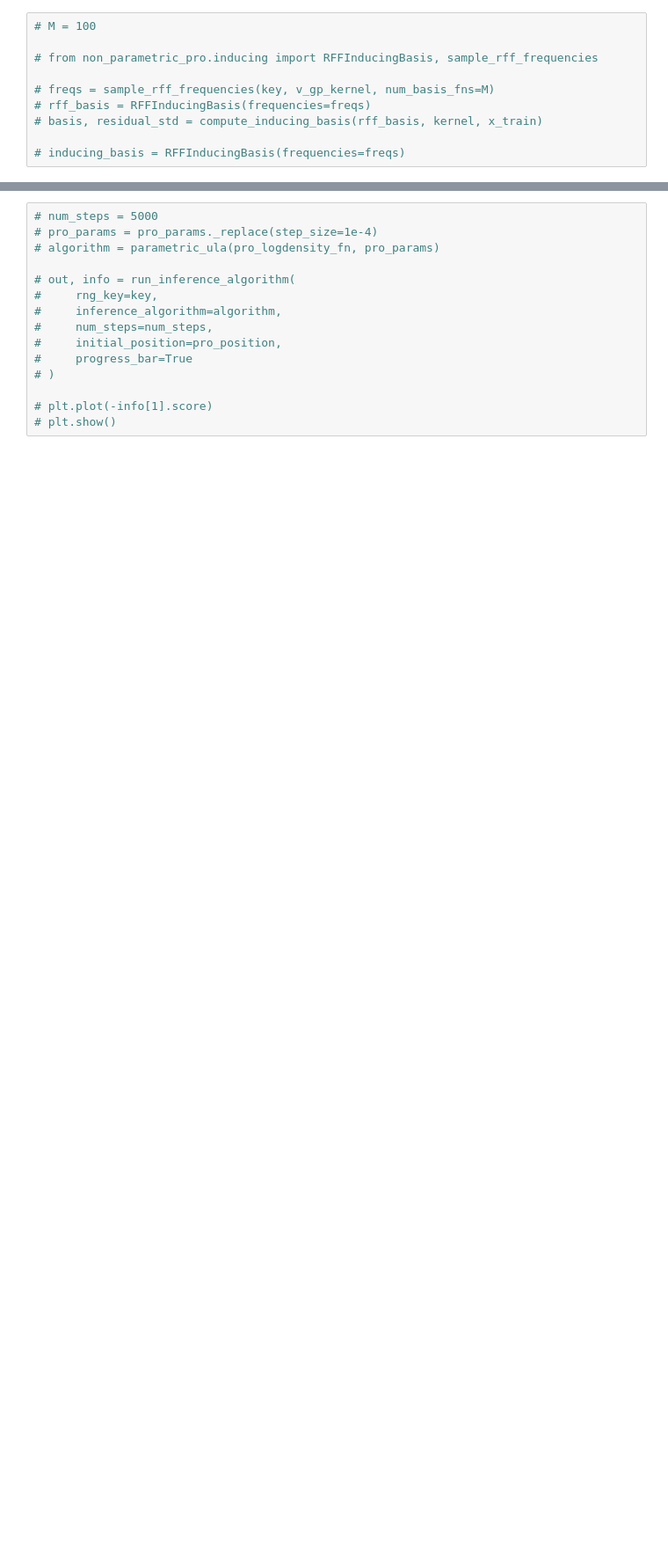
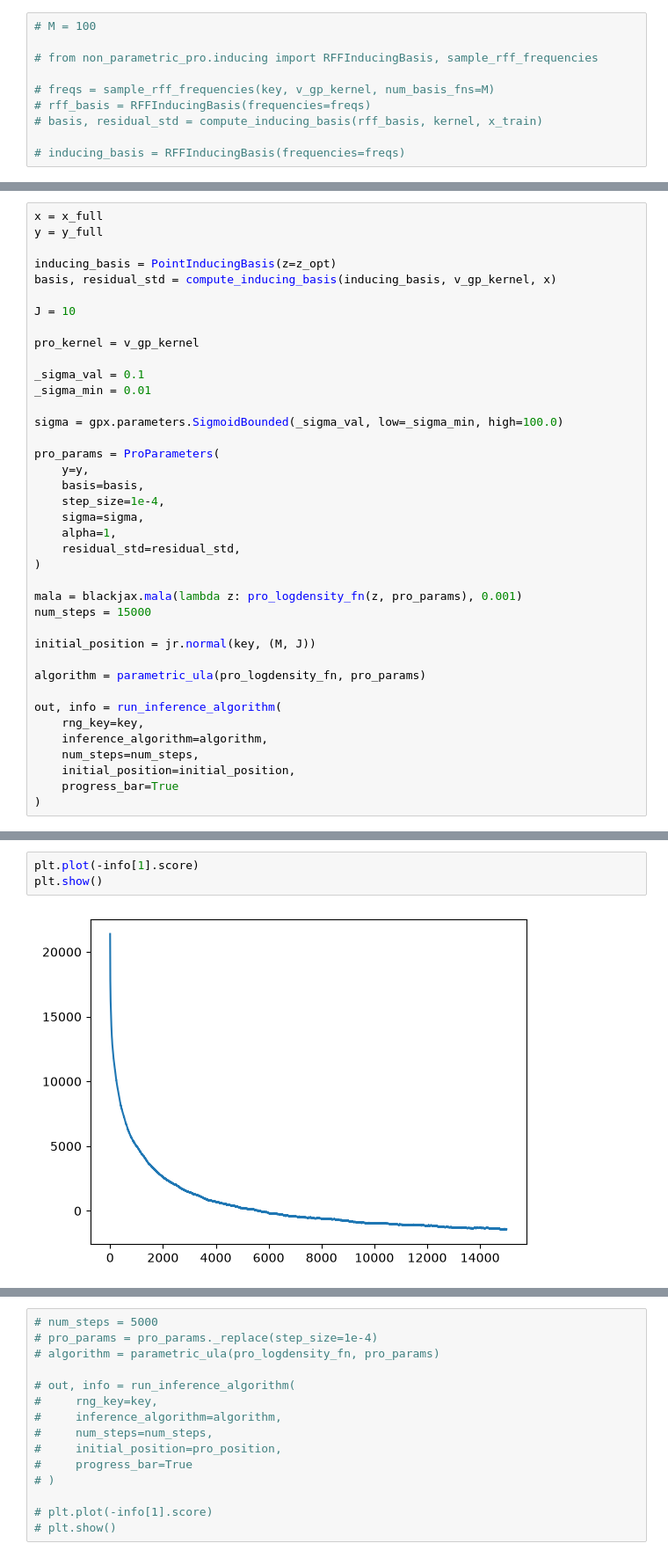
Before and after one commit to callum-kl/non-parametric-pro, a Jupyter notebook: notebooks/uci.ipynb, the cells around one changed output, grey strips where cells are left out. Shown at 88% size. Saved outputs shown, nothing was run; the diff lists cells and outputs as text; blank space fills up the shorter version.

```diff
--- a/notebooks/uci.ipynb
+++ b/notebooks/uci.ipynb
@@ -103,0 +104,39 @@ from non_parametric_pro.density import ProParameters, pro_logdensity_fn
+# %%
+x = x_full
+y = y_full
+
+inducing_basis = PointInducingBasis(z=z_opt)
+basis, residual_std = compute_inducing_basis(inducing_basis, v_gp_kernel, x)
+
+J = 10
+
+pro_kernel = v_gp_kernel
+
+_sigma_val = 0.1
+_sigma_min = 0.01
+
+sigma = gpx.parameters.SigmoidBounded(_sigma_val, low=_sigma_min, high=100.0)
+
+pro_params = ProParameters(
+    y=y,
+    basis=basis,
+    step_size=1e-4,
+    sigma=sigma,
+    alpha=1,
+    residual_std=residual_std,
+)
+
+mala = blackjax.mala(lambda z: pro_logdensity_fn(z, pro_params), 0.001)
+num_steps = 15000
+
+initial_position = jr.normal(key, (M, J))
+
+algorithm = parametric_ula(pro_logdensity_fn, pro_params)
+
+out, info = run_inference_algorithm(
+    rng_key=key,
+    inference_algorithm=algorithm,
+    num_steps=num_steps,
+    initial_position=initial_position,
+    progress_bar=True
+)
@@ -103,0 +145,5 @@ from non_parametric_pro.density import ProParameters, pro_logdensity_fn
+# %%
+plt.plot(-info[1].score)
+plt.show()
+# %% [output]
+[figure, added]
```
Also changed, not shown: parts of 19 cells of this notebook, 45 other files.
